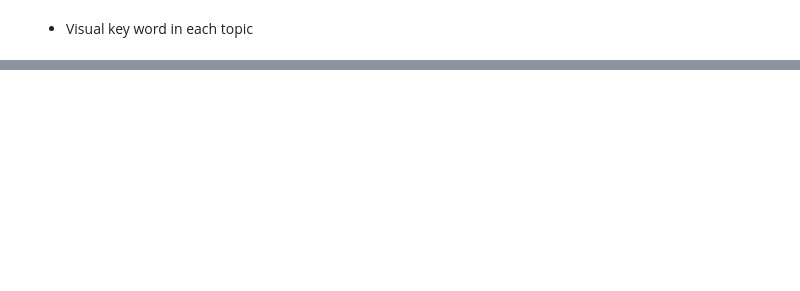
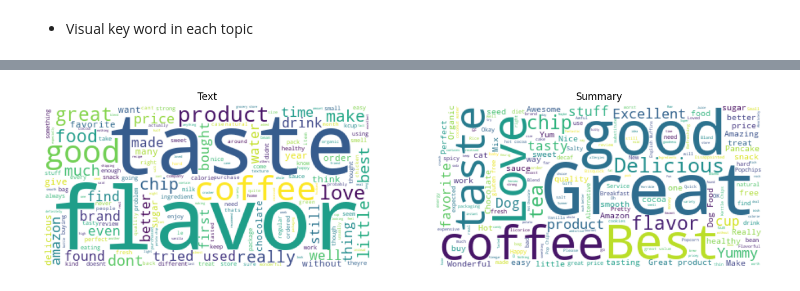
Before and after one commit to dunp7/Extract-Marketing-Information-NLP-, a Jupyter notebook: LSA.ipynb, the cells around one changed output, grey strips where cells are left out. Saved outputs shown, nothing was run; the diff lists cells and outputs as text; code cells hidden in the pictures; blank space fills up the shorter version.

```diff
--- a/LSA.ipynb
+++ b/LSA.ipynb
@@ -248,3 +271,6 @@ flavor water product drink sauce bottle green great favorite tried
 # %%
-# df = pd.concat([df,pd.Series(keys)],axis = 1)
-# df = pd.concat([df,df_sampled[['Summary']].iloc[:]],axis = 1)
+df = pd.concat([df,pd.Series(keys_00)],axis = 1)
+df = pd.concat([df,pd.Series(keys_01)],axis = 1)
+df = pd.concat([df,pd.Series(keys_10)],axis = 1)
+df = pd.concat([df,pd.Series(keys_11)],axis = 1)
+df = pd.concat([df,df_sampled[['Summary']].iloc[:]],axis = 1)
@@ -273,0 +286,20 @@ TypeError: sequence item 9493: expected str instance, float found
+# %%
+label = 2
+
+df1 = df[df.iloc[:,3]==label]['Text'].dropna()
+df2 = df[df.iloc[:,3]==label]['Summary'].dropna()
+
+f, ax = plt.subplots(1,2,figsize=(16,16))
+wordcloud1 = WordCloud(background_color='white').generate(" ".join(df1))
+wordcloud2 = WordCloud(background_color='white').generate(" ".join(df2))
+
+ax[0].imshow(wordcloud1)
+ax[1].imshow(wordcloud2)
+ax[0].set_title('Text')
+ax[1].set_title('Summary')
+ax[1].axis('off')
+ax[0].axis('off')
+
+plt.show()
+# %% [output]
+[figure, added]
```
Also changed, not shown: parts of 22 cells of this notebook.
